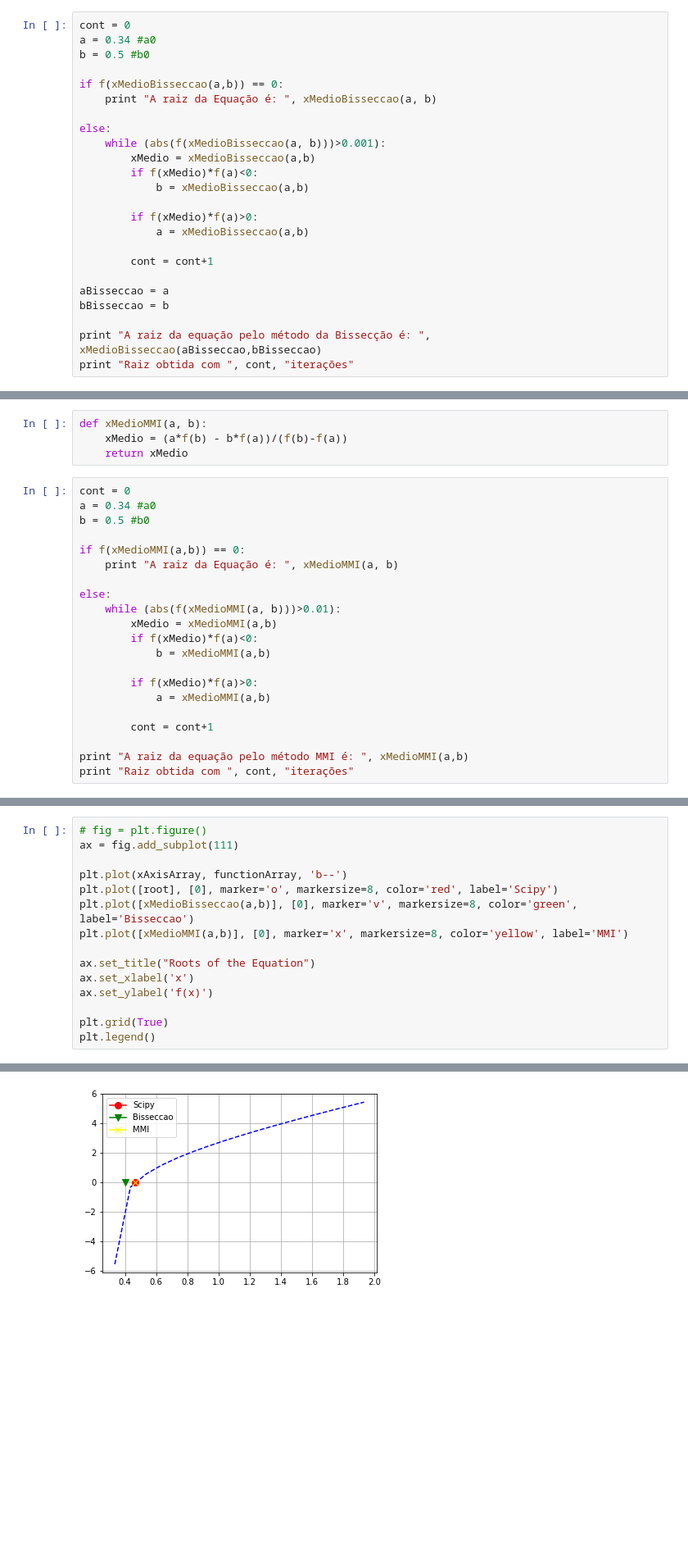
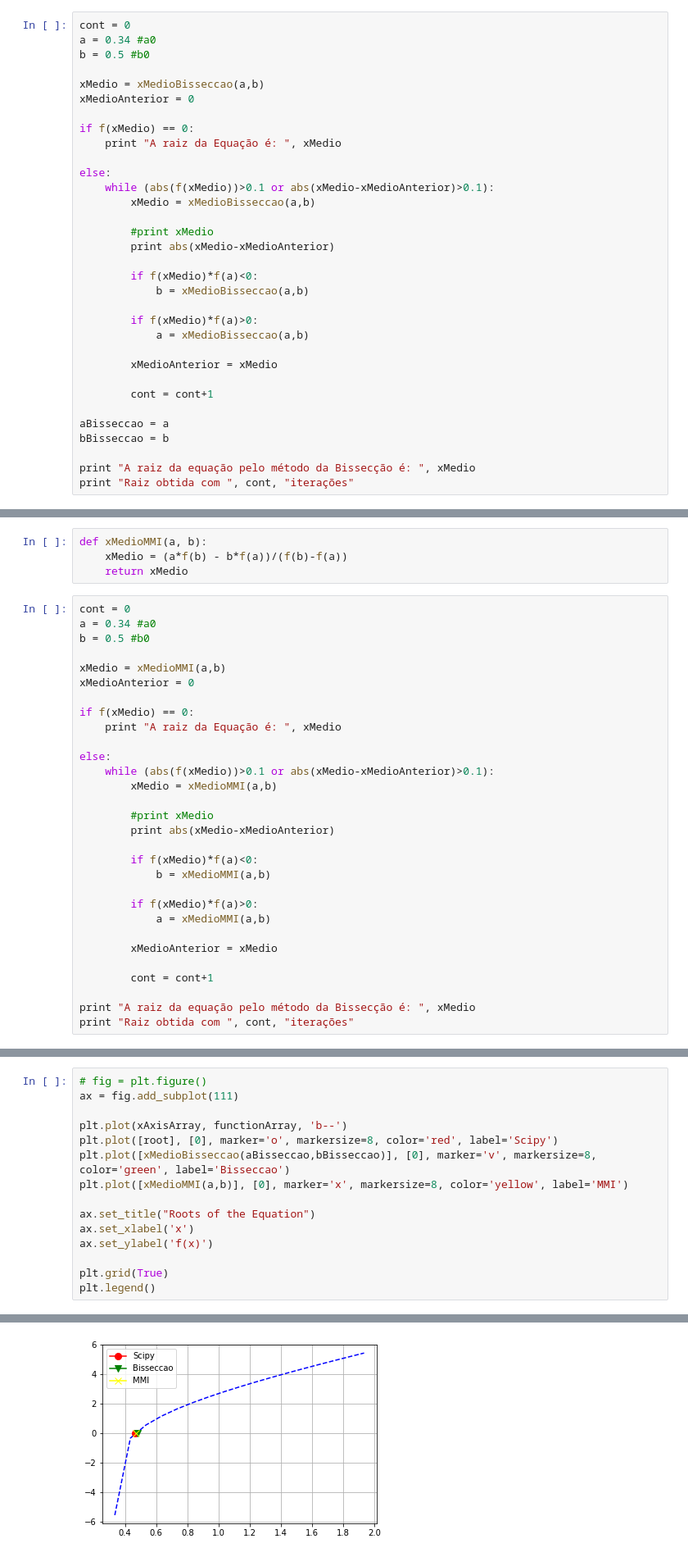
Before and after one commit to raphaellmsousa/calculoNumerico, a Jupyter notebook: bisseccao_MMI.ipynb, the cells around one changed output, grey strips where cells are left out. Shown: that part at 82% size. Cells and saved outputs as stored; diff of their text form; blank space fills up the shorter version.

```diff
--- a/bisseccao_MMI.ipynb
+++ b/bisseccao_MMI.ipynb
@@ -139,23 +139,32 @@ cont = 0
 a = 0.34 #a0
 b = 0.5 #b0
 
-if f(xMedioBisseccao(a,b)) == 0:
-    print "A raiz da Equação é: ", xMedioBisseccao(a, b)
+xMedio = xMedioBisseccao(a,b)
+xMedioAnterior = 0
+
+if f(xMedio) == 0:
+    print "A raiz da Equação é: ", xMedio
 
 else:
-    while (abs(f(xMedioBisseccao(a, b)))>0.001):
+    while (abs(f(xMedio))>0.1 or abs(xMedio-xMedioAnterior)>0.1):
         xMedio = xMedioBisseccao(a,b)
+
+        #print xMedio
+        print abs(xMedio-xMedioAnterior)
+
         if f(xMedio)*f(a)<0:
             b = xMedioBisseccao(a,b)
 
         if f(xMedio)*f(a)>0:
             a = xMedioBisseccao(a,b)
 
+        xMedioAnterior = xMedio
+
         cont = cont+1
 
 aBisseccao = a
 bBisseccao = b
 
-print "A raiz da equação pelo método da Bissecção é: ", xMedioBisseccao(aBisseccao,bBisseccao)
+print "A raiz da equação pelo método da Bissecção é: ", xMedio
 print "Raiz obtida com ", cont, "iterações"
 # %% [output]
@@ -195,20 +206,29 @@ cont = 0
 a = 0.34 #a0
 b = 0.5 #b0
 
-if f(xMedioMMI(a,b)) == 0:
-    print "A raiz da Equação é: ", xMedioMMI(a, b)
+xMedio = xMedioMMI(a,b)
+xMedioAnterior = 0
+
+if f(xMedio) == 0:
+    print "A raiz da Equação é: ", xMedio
 
 else:
-    while (abs(f(xMedioMMI(a, b)))>0.01):
+    while (abs(f(xMedio))>0.1 or abs(xMedio-xMedioAnterior)>0.1):
         xMedio = xMedioMMI(a,b)
+
+        #print xMedio
+        print abs(xMedio-xMedioAnterior)
+
         if f(xMedio)*f(a)<0:
             b = xMedioMMI(a,b)
 
         if f(xMedio)*f(a)>0:
             a = xMedioMMI(a,b)
 
+        xMedioAnterior = xMedio
+
         cont = cont+1
 
-print "A raiz da equação pelo método MMI é: ", xMedioMMI(a,b)
+print "A raiz da equação pelo método da Bissecção é: ", xMedio
 print "Raiz obtida com ", cont, "iterações"
 # %% [output]
@@ -217,18 +240,18 @@ Raiz obtida com  7 iterações
 # %%
 # fig = plt.figure()
 ax = fig.add_subplot(111)
 
 plt.plot(xAxisArray, functionArray, 'b--')
 plt.plot([root], [0], marker='o', markersize=8, color='red', label='Scipy')
-plt.plot([xMedioBisseccao(a,b)], [0], marker='v', markersize=8, color='green', label='Bisseccao')
+plt.plot([xMedioBisseccao(aBisseccao,bBisseccao)], [0], marker='v', markersize=8, color='green', label='Bisseccao')
 plt.plot([xMedioMMI(a,b)], [0], marker='x', markersize=8, color='yellow', label='MMI')
 
 ax.set_title("Roots of the Equation")
 ax.set_xlabel('x')
 ax.set_ylabel('f(x)')
 
 plt.grid(True)
 plt.legend()
 # %% [output]
 <matplotlib.legend.Legend at 0x...>
-[figure, old version]
+[figure, new version]
```
Also changed, not shown: parts of 2 cells of this notebook.
